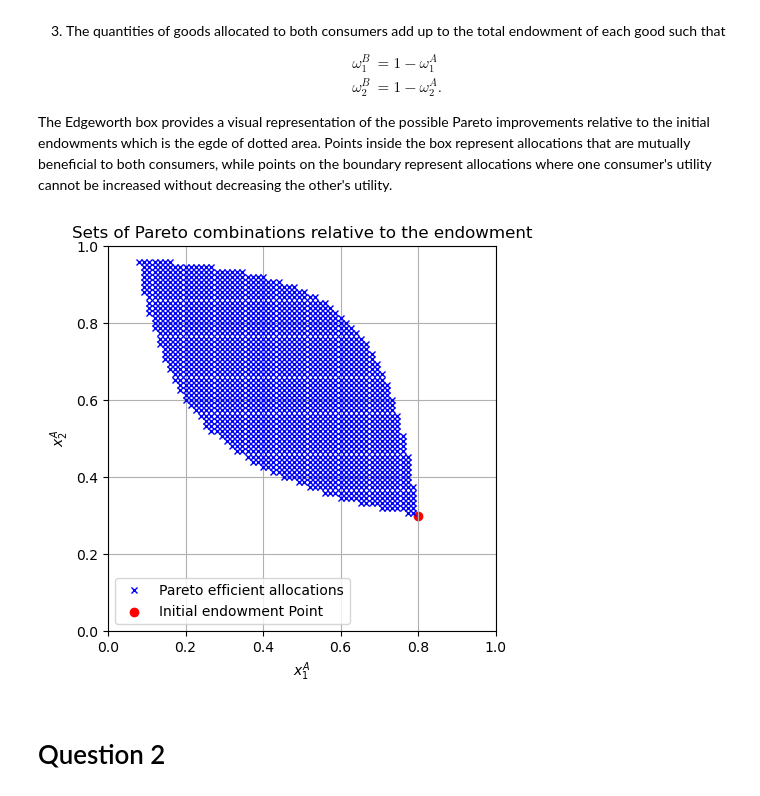
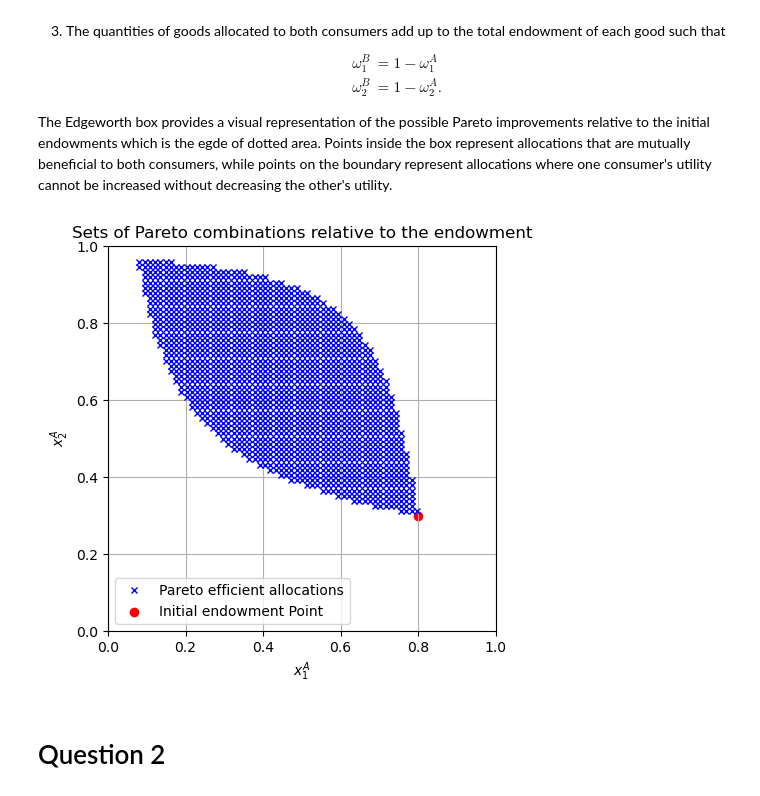
Before and after one commit to NumEconCopenhagen/projects-2024-peterjakobgustav, a Jupyter notebook: inauguralproject/inauguralproject.ipynb, the cells around one changed output. Cells and saved outputs as stored; diff of their text form; code cells hidden in the pictures.

```diff
--- a/inauguralproject/inauguralproject.ipynb
+++ b/inauguralproject/inauguralproject.ipynb
@@ -88,8 +88,8 @@ def u_B(x1_B, x2_B):
     return x1_B ** beta * x2_B ** (1 - beta)
 
 # Define the set of combinations of x1_A and x2_A
-x1_A_values = np.linspace(0, 1, N+1)  # Possible values for x1_A (N+1 ensures 75 possible values)
-x2_A_values = np.linspace(0, 1, N+1)  # Possible values for x2_A (N+1 ensures 75 possible values)
+x1_A_values = np.linspace(0, 1, N)  # Possible values for x1_A (N+1 ensures 75 possible values)
+x2_A_values = np.linspace(0, 1, N)  # Possible values for x2_A (N+1 ensures 75 possible values)
 
 # Initialize lists to store valid combinations
 valid_x1_A = []  # List to store valid quantities of x1_A
@@ -98,34 +98,34 @@ valid_x2_A = []  # List to store valid quantities of x2_A
 # Check each combination of x1_A and x2_A
 for x1_A in x1_A_values:
     for x2_A in x2_A_values:
         x1_B = 1 - x1_A  # Quantity of good x1 allocated to consumer B
         x2_B = 1 - x2_A  # Quantity of good x2 allocated to consumer B
 
         # Check if the combination is valid according to the given conditions and append if true
         if u_A(x1_A, x2_A) >= u_A(omega_A1, omega_A2) and \
            u_B(x1_B, x2_B) >= u_B(1 - omega_A1, 1 - omega_A2):
             valid_x1_A.append(x1_A)
             valid_x2_A.append(x2_A)
 
 # Plot the sets in the Edgeworth box
 plt.figure(figsize=(5, 5))
 plt.plot(valid_x1_A, valid_x2_A, 'bx', markersize=4)  # Plotting valid combinations. 'b' for blue 'x' for cross
 plt.scatter(0.8, 0.3, color='red', marker='o', label='Endowment Points')
 plt.xlabel('$x_1^A$')  # Labeling x-axis
 plt.ylabel('$x_2^A$')  # Labeling y-axis
 plt.title('Sets of Pareto combinations relative to the endowment')  # Title of the plot
 plt.grid(True)  # Adding grid lines
 
 # Add a legend with the endowment points
 plt.legend(['Pareto efficient allocations', 'Initial endowment Point'])
 
 # Set x and y axis limits to the interval [0, 1]
 plt.xlim(0, 1)
 plt.ylim(0, 1)
 
 plt.show()  # Displaying the plot
 # %% [output]
-[figure, old version]
+[figure, new version]
 # %% [markdown]
 # Question 2
 # %% [markdown]
```
Also changed, not shown: parts of 2 cells of this notebook.
